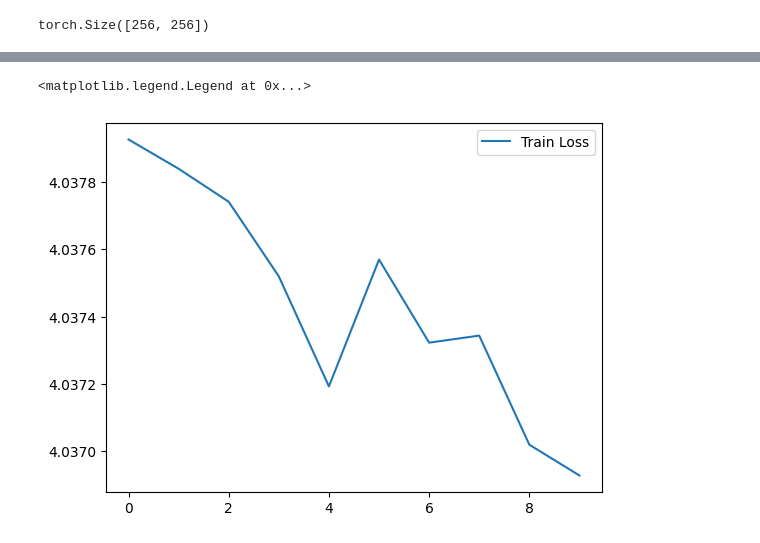
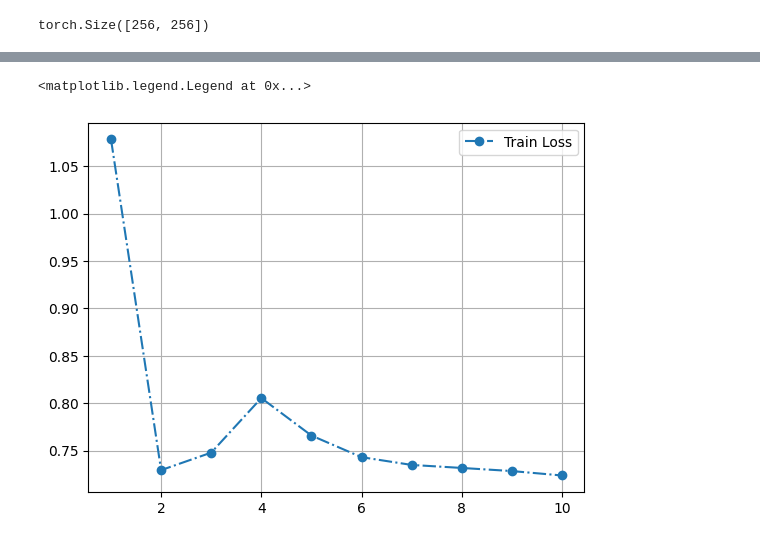
Before and after one commit to AllisonOge/modulation_classification_using_early_exiting, a Jupyter notebook: SSLforEE.ipynb, the cells around one changed output, grey strips where cells are left out. Saved outputs shown, nothing was run; the diff lists cells and outputs as text; code cells hidden in the pictures.

Commit message:
Bug fixes 🐛
Changes
-> use of Adam optimizer
-> set LR to 3e-4
-> experimenting with different transformations

```diff
--- a/SSLforEE.ipynb
+++ b/SSLforEE.ipynb
@@ -214,37 +237,49 @@ model.online_encoder(x0.to(device)).shape
 torch.Size([256, 256])
 # %%
 def loss_fn(x0: torch.Tensor, x1: torch.Tensor):
-    return 2 - 2 * F.cosine_similarity(x0, x1, dim=-1).mean()
+    return 2. - 2. * F.cosine_similarity(x0, x1, dim=-1).mean()
 # %%
 critertion = loss_fn
-optimizer = torch.optim.SGD(model.parameters(), lr=0.0)
+optimizer = torch.optim.Adam(byol_model.parameters(), lr=3e-4)
 
 EPOCHS = 10
 
-history = []
+history = {
+    "train_loss": [],
+    "epochs": []
+}
 
 for epoch in range(EPOCHS):
     running_tloss = 0.0
     running_vloss = 0.0
-    model.train()
-    momentum_val = cosine_schedule(epoch, EPOCHS, 0.9996, 1)
+    byol_model.train()
+    momentum_val = cosine_schedule(epoch, EPOCHS, 0.996, 1)
     for batch, _ in train_dataloader:
         x0, x1 = batch
-        update_momentum(model.online_encoder,
-                        model.target_encoder, m=momentum_val)
-        update_momentum(model.projection_head,
-                        model.target_projection_head, m=momentum_val)
+        update_momentum(byol_model.online_encoder,
+                        byol_model.target_encoder, m=momentum_val)
+        update_momentum(byol_model.projection_head,
+                        byol_model.target_projection_head, m=momentum_val)
         x0, x1 = x0.to(device), x1.to(device)
         optimizer.zero_grad()
-        p0 = model(x0)
-        z0 = model.forward_target(x0)
-        p1 = model(x1)
-        z1 = model.forward_target(x1)
-        loss = critertion(p0, z0) + critertion(p1, z1)
+        # Stage 1
+        # v0 -> backbone -> projection_head -> prediction_head -> p0
+        # v1 -> target_backbone -> target_projection_head -> z1
+        # Stage 2
+        # v1 -> backbone -> projection_head -> prediction_head -> p1
+        # v0 -> target_backbone -> target_projection_head -> z0
+        # Symmetric loss
+        # loss = loss_fn(p0, z1) + loss_fn(p1, z0)
+        p0 = byol_model(x0)
+        z1 = byol_model.forward_target(x1)
+        p1 = byol_model(x1)
+        z0 = byol_model.forward_target(x0)
+        loss = critertion(p0, z1) + critertion(p1, z0)
         loss.backward()
         optimizer.step()
         running_tloss += loss.item()
     avg_tloss = running_tloss / len(train_dataloader)
     print(f"Epoch: {epoch}, Train Loss: {avg_tloss}")
-    history.append(avg_tloss)
+    history['train_loss'].append(avg_tloss)
+    history['epochs'].append(epoch+1)
 # %% [output]
@@ -261,6 +296,7 @@ Epoch: 9, Train Loss: 4.036927469862186
 # %%
-plt.plot(history, label='Train Loss')
+plt.plot(history["epochs"], history["train_loss"], "o-.", label='Train Loss')
+plt.grid()
 plt.legend()
 # %% [output]
 <matplotlib.legend.Legend at 0x...>
-[figure, old version]
+[figure, new version]
```
Also changed, not shown: parts of 17 cells of this notebook, 3 other files.
